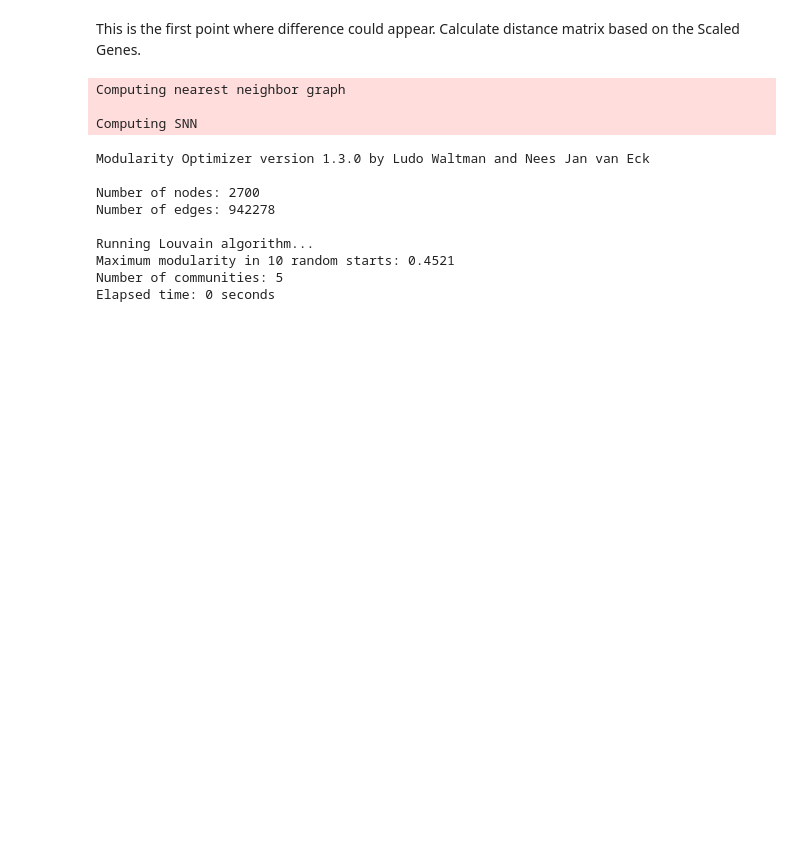
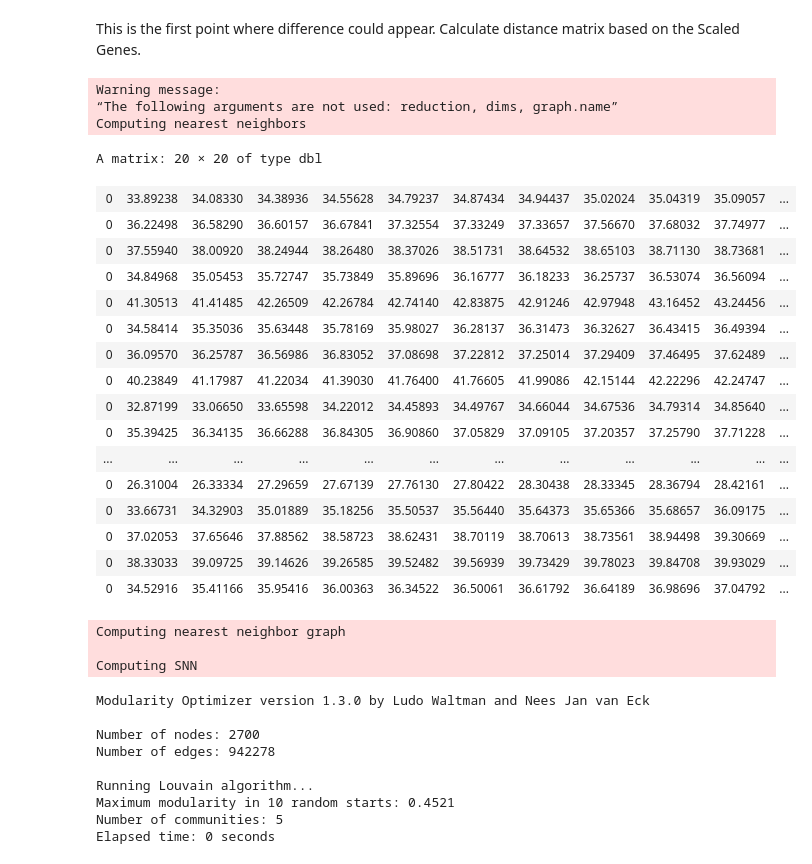
Before and after one commit to lab-medvedeva/Article-GADES, a Jupyter notebook: DistanceMatrixApplication/SeuratOnly.ipynb, the cells around one changed output. Cells and saved outputs as stored; diff of their text form; code cells hidden in the pictures; blank space fills up the shorter version.

```diff
--- a/DistanceMatrixApplication/SeuratOnly.ipynb
+++ b/DistanceMatrixApplication/SeuratOnly.ipynb
@@ -81,6 +72,34 @@ A matrix: 6 × 500 of type dbl
 This is the first point where difference could appear. Calculate distance matrix based on the Scaled Genes.
 # %%
 scaled.data <- GetAssayData(pbmc, slot = "scale.data")
+# %%
+pca_embeddings = Embeddings(pbmc[['pca']])
+# %%
+pbmc_test <- FindNeighbors(pca_embeddings, reduction = 'pca', dims=1:500, return.neighbor = T, graph.name = 'test')
+# %% [output]
+Warning message:
+“The following arguments are not used: reduction, dims, graph.name”
+Computing nearest neighbors
+# %%
+pbmc_test@nn.dist[1:20, 1:20]
+# %% [output]
+A matrix: 20 × 20 of type dbl
+| 0 | 33.89238 | 34.08330 | 34.38936 | 34.55628 | 34.79237 | 34.87434 | 34.94437 | 35.02024 | 35.04319 | 35.09057 | ... |
+| 0 | 36.22498 | 36.58290 | 36.60157 | 36.67841 | 37.32554 | 37.33249 | 37.33657 | 37.56670 | 37.68032 | 37.74977 | ... |
+| 0 | 37.55940 | 38.00920 | 38.24944 | 38.26480 | 38.37026 | 38.51731 | 38.64532 | 38.65103 | 38.71130 | 38.73681 | ... |
+| 0 | 34.84968 | 35.05453 | 35.72747 | 35.73849 | 35.89696 | 36.16777 | 36.18233 | 36.25737 | 36.53074 | 36.56094 | ... |
+| 0 | 41.30513 | 41.41485 | 42.26509 | 42.26784 | 42.74140 | 42.83875 | 42.91246 | 42.97948 | 43.16452 | 43.24456 | ... |
+| 0 | 34.58414 | 35.35036 | 35.63448 | 35.78169 | 35.98027 | 36.28137 | 36.31473 | 36.32627 | 36.43415 | 36.49394 | ... |
+| 0 | 36.09570 | 36.25787 | 36.56986 | 36.83052 | 37.08698 | 37.22812 | 37.25014 | 37.29409 | 37.46495 | 37.62489 | ... |
+| 0 | 40.23849 | 41.17987 | 41.22034 | 41.39030 | 41.76400 | 41.76605 | 41.99086 | 42.15144 | 42.22296 | 42.24747 | ... |
+| 0 | 32.87199 | 33.06650 | 33.65598 | 34.22012 | 34.45893 | 34.49767 | 34.66044 | 34.67536 | 34.79314 | 34.85640 | ... |
+| 0 | 35.39425 | 36.34135 | 36.66288 | 36.84305 | 36.90860 | 37.05829 | 37.09105 | 37.20357 | 37.25790 | 37.71228 | ... |
+| ... | ... | ... | ... | ... | ... | ... | ... | ... | ... | ... | ... |
+| 0 | 26.31004 | 26.33334 | 27.29659 | 27.67139 | 27.76130 | 27.80422 | 28.30438 | 28.33345 | 28.36794 | 28.42161 | ... |
+| 0 | 33.66731 | 34.32903 | 35.01889 | 35.18256 | 35.50537 | 35.56440 | 35.64373 | 35.65366 | 35.68657 | 36.09175 | ... |
+| 0 | 37.02053 | 37.65646 | 37.88562 | 38.58723 | 38.62431 | 38.70119 | 38.70613 | 38.73561 | 38.94498 | 39.30669 | ... |
+| 0 | 38.33033 | 39.09725 | 39.14626 | 39.26585 | 39.52482 | 39.56939 | 39.73429 | 39.78023 | 39.84708 | 39.93029 | ... |
+| 0 | 34.52916 | 35.41166 | 35.95416 | 36.00363 | 36.34522 | 36.50061 | 36.61792 | 36.64189 | 36.98696 | 37.04792 | ... |
 # %%
 pbmc_distance <- FindNeighbors(pbmc, reduction = 'pca', dims=1:500)
 pbmc_distance <- FindClusters(pbmc_distance, resolution = 1.0)
```
Also changed, not shown: parts of 5 cells of this notebook, 1 other file.
